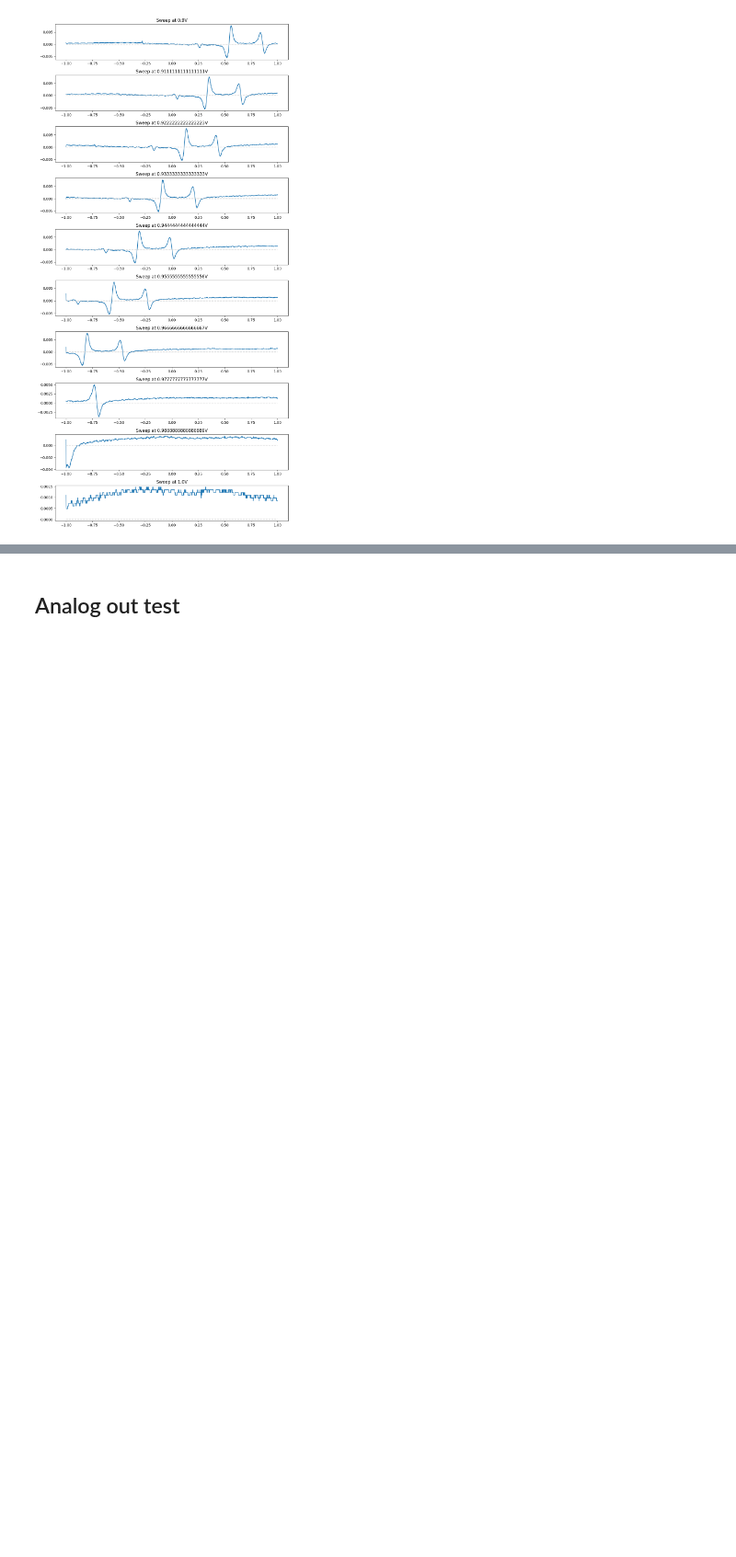
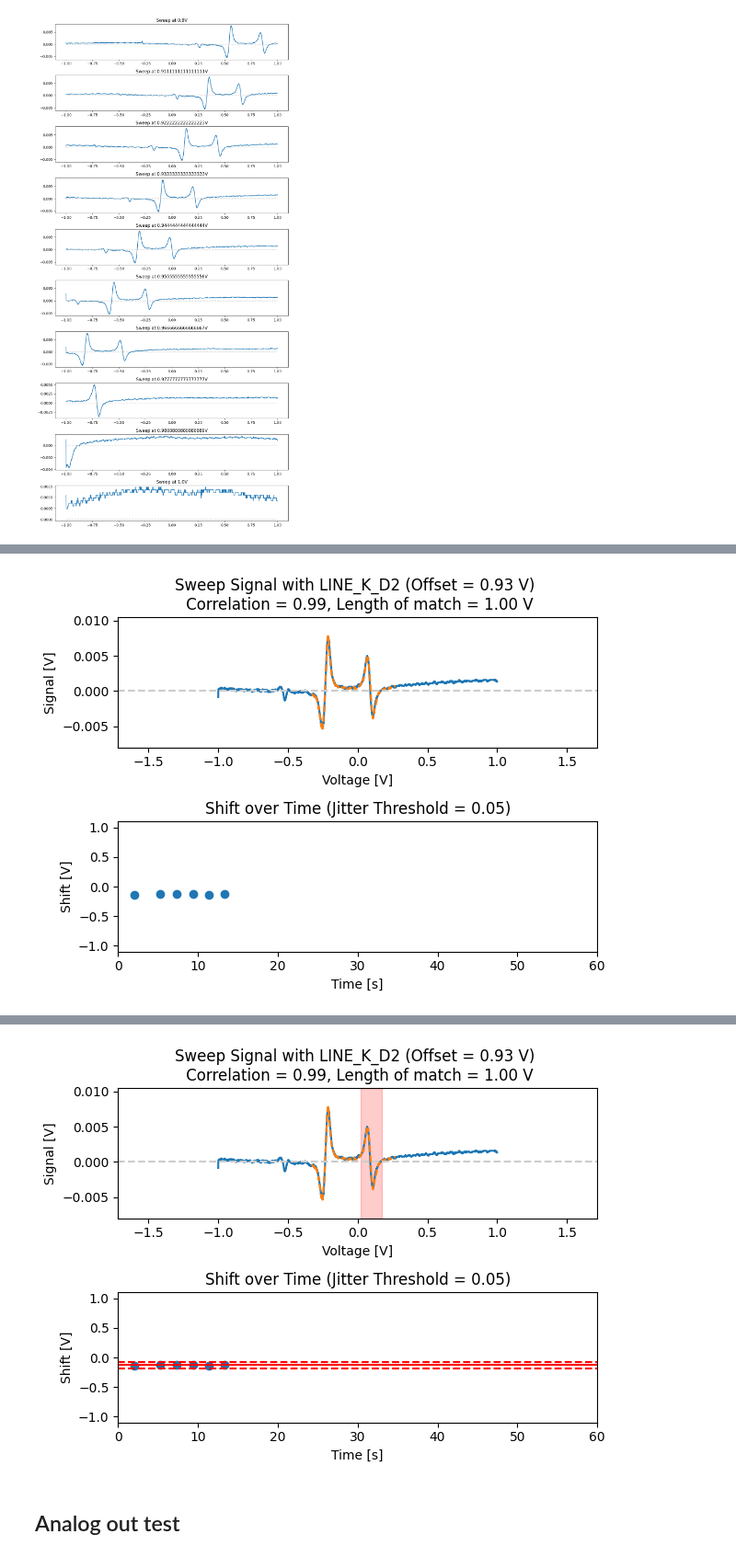
Before and after one commit to jack00look/RP_Spectroscopy, a Jupyter notebook: Laser_Lock_Controller.ipynb, the cells around one changed output, grey strips where cells are left out. Shown at 92% size. Saved outputs shown, nothing was run; the diff lists cells and outputs as text; code cells hidden in the pictures; blank space fills up the shorter version.

```diff
--- a/Laser_Lock_Controller.ipynb
+++ b/Laser_Lock_Controller.ipynb
@@ -112,2 +110,5 @@ Scanning at voltage 1.000V (10/10) [##########] (21.39s) Done!
 # %%
-RP_Locking_Controller.center_and_lock_v1('K_D2')
+RP_Locking_Controller.set_debug_mode()
+RP_Locking_Controller.center_and_lock_v1('LINE_K_D2')
+# %% [output]
+[figure, added]
@@ -114,3 +127,4 @@ RP_Locking_Controller.center_and_lock_v1('K_D2')
+[figure, added]
 # %% [markdown]
 ## Analog out test
 # %%
```
Also changed, not shown: parts of 5 cells of this notebook, 6 other files.
